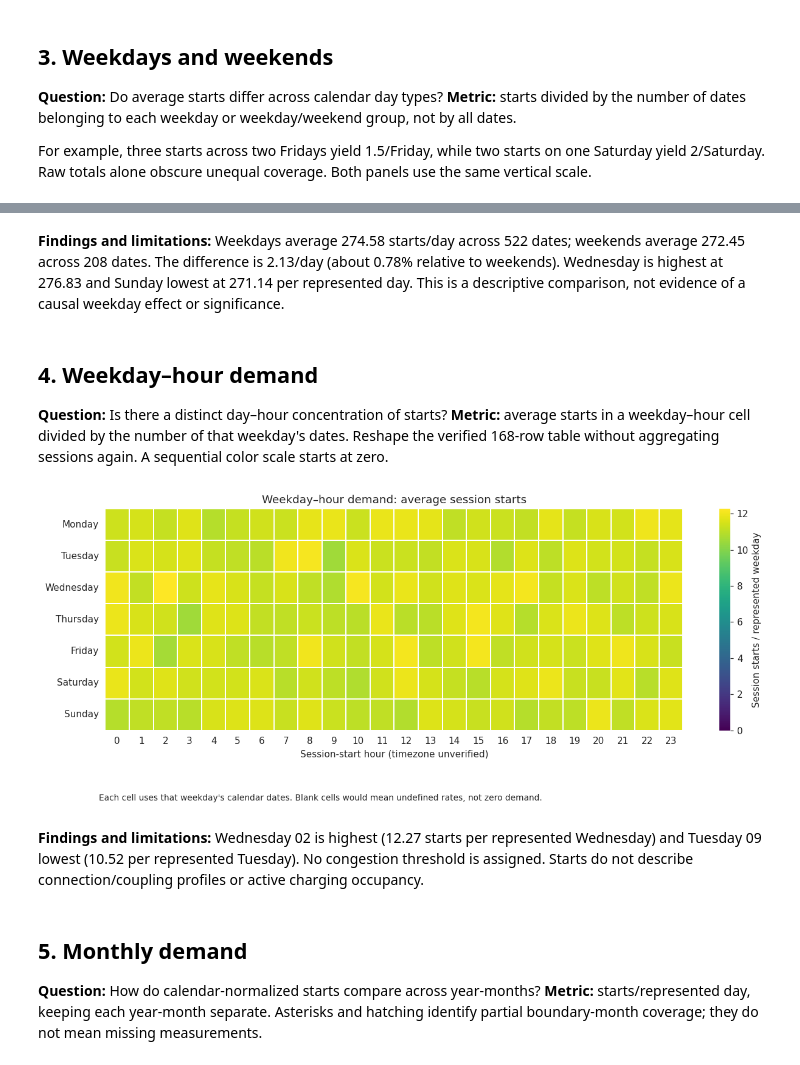
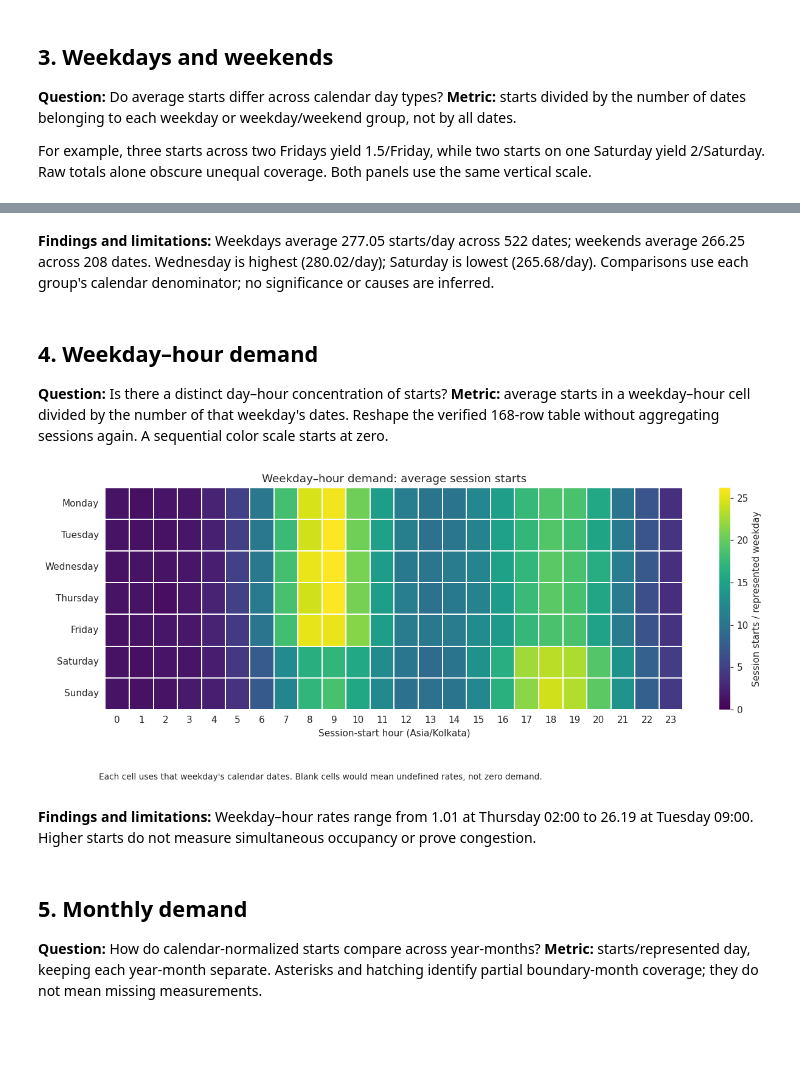
Before and after one commit to sagark-05/EV_Charge_Intelligence, a Jupyter notebook: notebooks/03_demand_analysis_code_and_charts.ipynb, the cells around one changed output, grey strips where cells are left out. Cells and saved outputs as stored; diff of their text form; code cells hidden in the pictures; blank space fills up the shorter version.

```diff
--- a/notebooks/03_demand_analysis_code_and_charts.ipynb
+++ b/notebooks/03_demand_analysis_code_and_charts.ipynb
@@ -146,5 +146,5 @@ show_inline(fig, "Each group uses its own calendar-date denominator; raw weekday
 # %% [markdown]
-**Findings and limitations:** Weekdays average 274.58 starts/day across 522 dates; weekends average 272.45 across 208 dates. The difference is 2.13/day (about 0.78% relative to weekends). Wednesday is highest at 276.83 and Sunday lowest at 271.14 per represented day. This is a descriptive comparison, not evidence of a causal weekday effect or significance.
+**Findings and limitations:** Weekdays average 277.05 starts/day across 522 dates; weekends average 266.25 across 208 dates. Wednesday is highest (280.02/day); Saturday is lowest (265.68/day). Comparisons use each group's calendar denominator; no significance or causes are inferred.
 # %% [markdown]
 ## 4. Weekday–hour demand
 
@@ -152,20 +152,20 @@ show_inline(fig, "Each group uses its own calendar-date denominator; raw weekday
 # %%
 day_hour = tables["day_hour_demand"]
 heatmap_values = day_hour.pivot(index="Weekday_Index", columns="Charging_Hour",
                                values="avg_sessions_per_day").reindex(index=range(7), columns=range(24))
 fig, ax = plt.subplots(figsize=(12, 5))
 sns.heatmap(heatmap_values, cmap="viridis", vmin=0,
             vmax=max(1, heatmap_values.max().max()), linewidths=0.3, ax=ax,
             cbar_kws={"label": "Session starts / represented weekday"})
 ax.set_yticklabels(WEEKDAYS, rotation=0)
 ax.set_ylabel("")
-ax.set_xlabel("Session-start hour (timezone unverified)")
+ax.set_xlabel("Session-start hour (Asia/Kolkata)")
 ax.set_title("Weekday–hour demand: average session starts")
 show_inline(fig, "Each cell uses that weekday's calendar dates. Blank cells would mean undefined rates, not zero demand.")
 # %% [output]
-[figure, old version]
+[figure, new version]
 # %% [markdown]
-**Findings and limitations:** Wednesday 02 is highest (12.27 starts per represented Wednesday) and Tuesday 09 lowest (10.52 per represented Tuesday). No congestion threshold is assigned. Starts do not describe connection/coupling profiles or active charging occupancy.
+**Findings and limitations:** Weekday–hour rates range from 1.01 at Thursday 02:00 to 26.19 at Tuesday 09:00. Higher starts do not measure simultaneous occupancy or prove congestion.
 # %% [markdown]
 ## 5. Monthly demand
 
```
Also changed, not shown: parts of 29 cells of this notebook, 35 other files.
